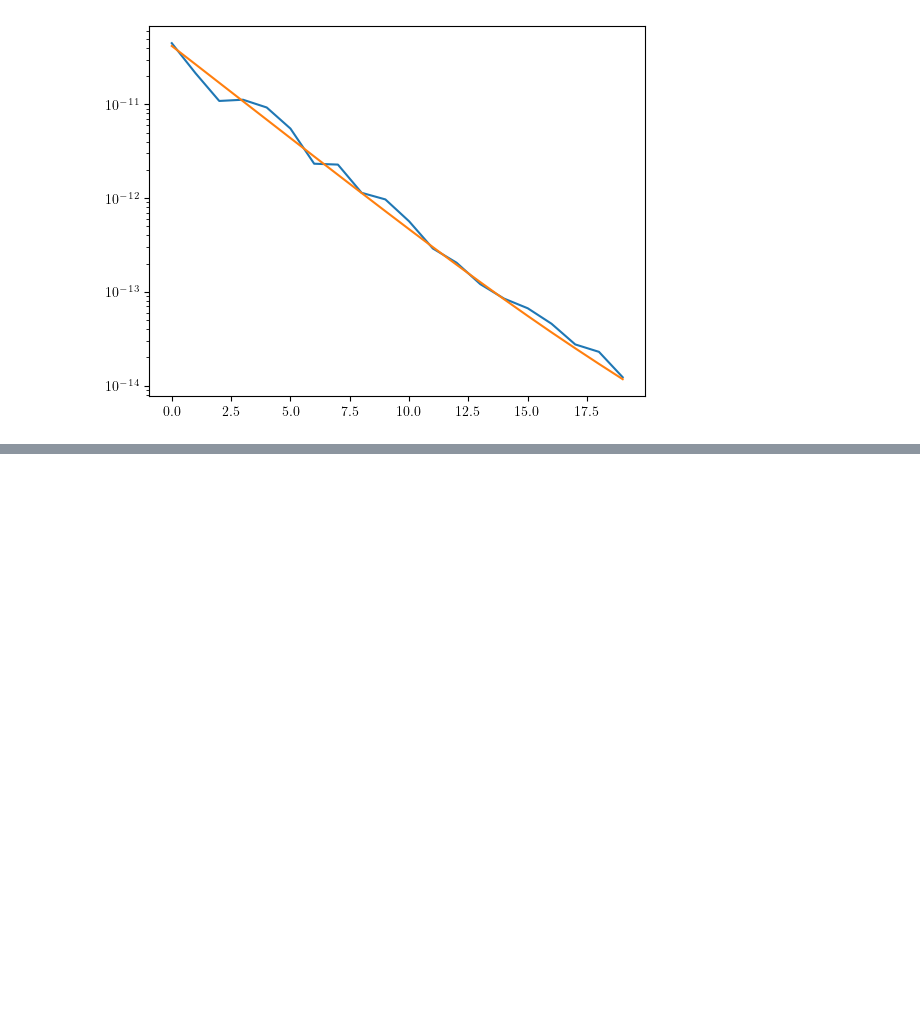
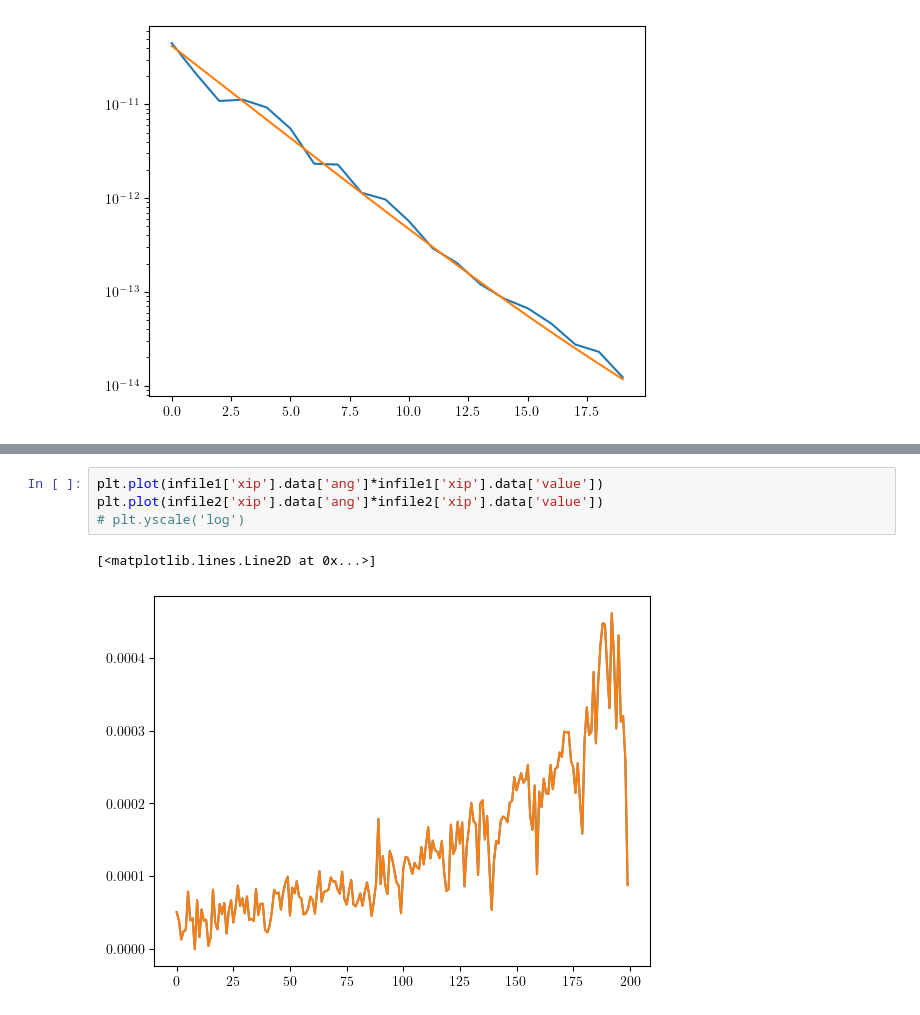
Before and after one commit to delve-survey/CosmicShearCosmosis, a Jupyter notebook: notebooks/PlotBlindedDV.ipynb, the cells around one changed output, grey strips where cells are left out. Cells and saved outputs as stored; diff of their text form; blank space fills up the shorter version.

```diff
--- a/notebooks/PlotBlindedDV.ipynb
+++ b/notebooks/PlotBlindedDV.ipynb
@@ -365,0 +377,7 @@ plt.yscale('log')
+# %%
+plt.plot(infile1['xip'].data['ang']*infile1['xip'].data['value'])
+plt.plot(infile2['xip'].data['ang']*infile2['xip'].data['value'])
+# plt.yscale('log')
+# %% [output]
+[<matplotlib.lines.Line2D at 0x...>]
+[figure, added]
```
Also changed, not shown: parts of 3 cells of this notebook, 4 other files.
